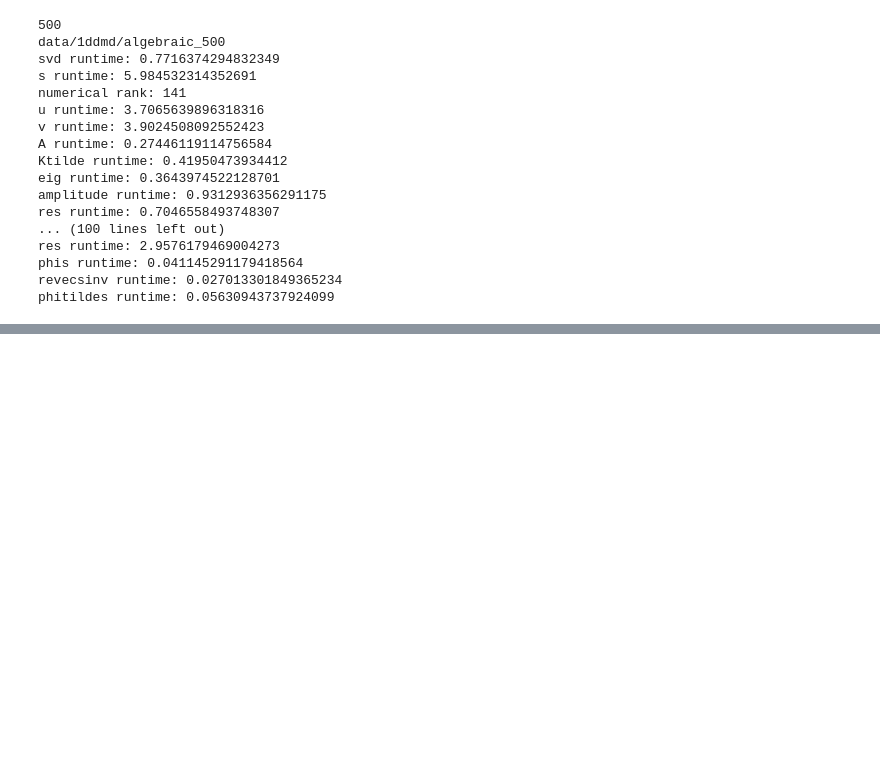
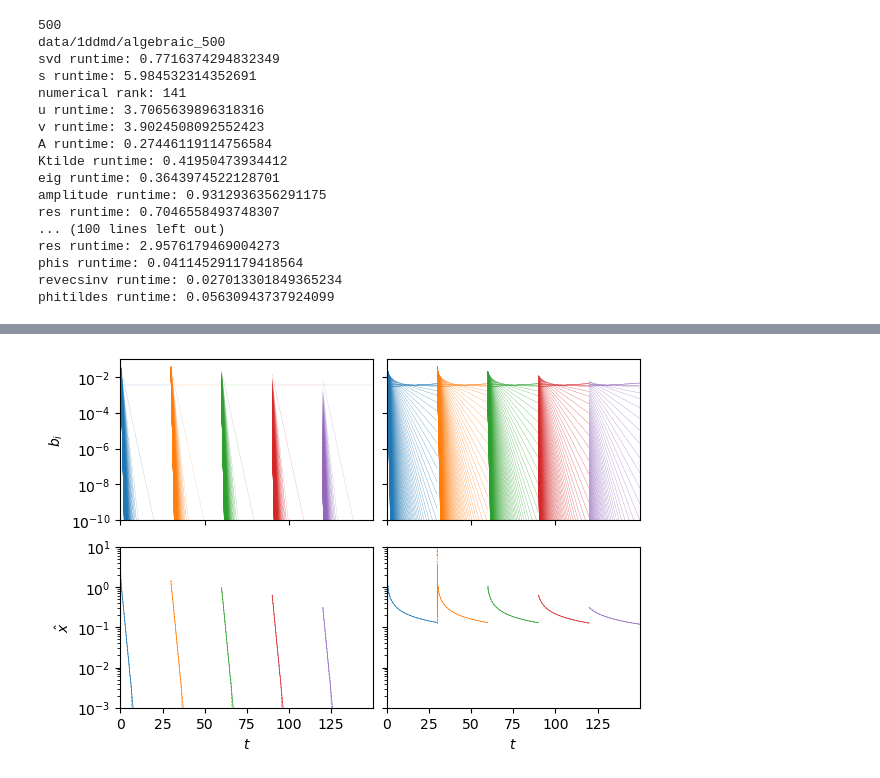
Before and after one commit to znicolaou/kuramoto, a Jupyter notebook: onedim.ipynb, the cells around one changed output, grey strips where cells are left out. Saved outputs shown, nothing was run; the diff lists cells and outputs as text; code cells hidden in the pictures; blank space fills up the shorter version.

```diff
--- a/onedim.ipynb
+++ b/onedim.ipynb
@@ -224,14 +229,14 @@ res=np.load(filebase+'res.npy')
 bs=np.load(filebase+'bs.npy')
 phis=np.load(filebase+'phis.npy')
 phitildes=np.load(filebase+'phitildes.npy')
-X2traj=np.load('data/1ddmd/algebraic_Xtraj.npy')
+Xtraj=np.load('data/1ddmd/algebraic_Xtraj.npy')
 filebase=filebase0+'exponential_%i'%ds[i]
 evals2=np.load(filebase+'evals.npy')
 res2=np.load(filebase+'res.npy')
 bs2=np.load(filebase+'bs.npy')
 phis2=np.load(filebase+'phis.npy')
 phitildes2=np.load(filebase+'phitildes.npy')
-Xtraj=np.load('data/1ddmd/exponential_Xtraj.npy')
+X2traj=np.load('data/1ddmd/exponential_Xtraj.npy')
 
 
 t=np.arange(len(bs))*dt
@@ -281,33 +286,35 @@ v=np.concatenate([np.zeros(num//2+1),-2/np.arange(1,num//2+1)*(-1)**np.arange(1,
 for n in range(numtraj):
     plt.plot(t[n*len(t)//numtraj:(n+1)*len(t)//numtraj],np.abs(X2traj[n])[:-1], c=colors[n],lw=0.5)
     plt.plot(t[n*len(t)//numtraj:(n+1)*len(t)//numtraj],np.abs(X_reconstruct2[n*len(t)//numtraj:(n+1)*len(t)//numtraj].dot(v)),c=colors[n],ls='--',lw=0.5)
 plt.yscale('log')
 plt.xlim(t[0],t[-1])
 plt.ylim(1E-3,1E1)
 # plt.ylim(1E-6,1E1)
 plt.ylabel(r'$\hat{x}$')
 plt.xlabel('$t$')
 # plt.xticks(t[::len(t)//numtraj],['']*numtraj)
 # ytics=plt.gca().get_yticks()
 # plt.gca().set_yticks(ytics)
 
 plt.subplot(2,2,4)
 for n in range(numtraj):
     plt.plot(t[n*len(t)//numtraj:(n+1)*len(t)//numtraj],np.abs(Xtraj[n])[:-1], c=colors[n],lw=0.5)
     plt.plot(t[n*len(t)//numtraj:(n+1)*len(t)//numtraj],np.abs(X_reconstruct[n*len(t)//numtraj:(n+1)*len(t)//numtraj].dot(v)),c=colors[n],ls='--',lw=0.5)
 plt.yscale('log')
 plt.xlim(t[0],t[-1])
 plt.ylim(1E-3,1E1)
 
 # plt.xticks(t[::len(t)//numtraj],['']*numtraj)
 # plt.gca().set_yticks(ytics,['']*len(ytics))
 # plt.ylim(1E-6,1E1)
 # print(plt.gca().get_yticks())
 plt.gca().set_yticklabels('')
 plt.xlabel('$t$')
 
 plt.savefig('1ddmd2.pdf')
 plt.show()
+# %% [output]
+[figure, added]
 # %%
 data=[np.concatenate([np.log(evs[i][:,np.newaxis])/dt,bss[i][::int(T/dt-1)].T],axis=1) for i in range(len(evs))]
 
```
Also changed, not shown: parts of 6 cells of this notebook, 1 other file.
